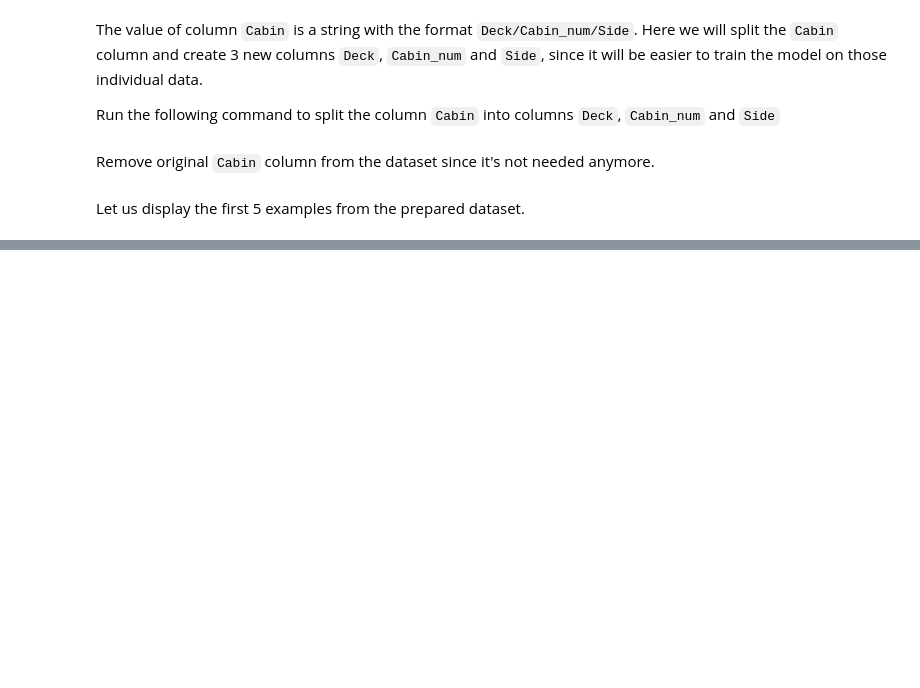
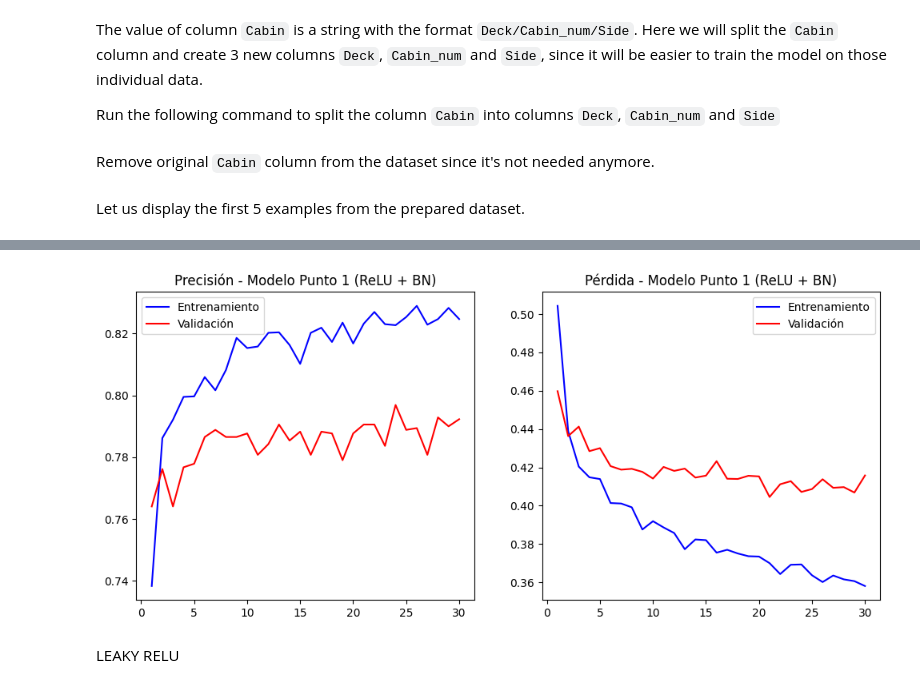
Before and after one commit to EduFergo/ml-test, a Jupyter notebook: spaceship-titanic-with-tfdf.ipynb, the cells around one changed output, grey strips where cells are left out. Drawn from its saved outputs; the diff is of its cells as text; code cells hidden in the pictures; blank space fills up the shorter version.

Commit message:
dummy test

```diff
--- a/spaceship-titanic-with-tfdf.ipynb
+++ b/spaceship-titanic-with-tfdf.ipynb
@@ -192,0 +228,2 @@ print("{} examples in training, {} examples in testing.".format(
+# %%
+train_ds_pd, valid_ds_pd, test_ds_pd = split_dataset_70_20_10(df)
@@ -192,0 +247,8 @@ print("{} examples in training, {} examples in testing.".format(
+# %%
+scaler = StandardScaler()
+# Solo 'fiteamos' con los datos de entrenamiento para evitar 'data leakage'
+X_train = scaler.fit_transform(X_train)
+
+# Usamos esa misma escala para validación y test
+X_valid = scaler.transform(X_valid)
+X_test = scaler.transform(X_test)
@@ -192,0 +283,9 @@ print("{} examples in training, {} examples in testing.".format(
+# %%
+# Entrenamos con un batch_size de 32 (MiniBatch)
+history_p1 = model_p1.fit(
+    X_train, y_train,
+    epochs=30,             # Probamos con 100 iteraciones
+    batch_size=32,          # Punto 6: MiniBatch
+    validation_data=(X_valid, y_valid), # Usamos el 10% de validación
+    verbose=1
+)
@@ -192,0 +310,32 @@ print("{} examples in training, {} examples in testing.".format(
+# %%
+def plot_history(history, title):
+    acc = history.history['accuracy']
+    val_acc = history.history['val_accuracy']
+    loss = history.history['loss']
+    val_loss = history.history['val_loss']
+    epochs = range(1, len(acc) + 1)
+
+    plt.figure(figsize=(12, 5))
+
+    # Gráfica de Precisión (Accuracy)
+    plt.subplot(1, 2, 1)
+    plt.plot(epochs, acc, 'b', label='Entrenamiento')
+    plt.plot(epochs, val_acc, 'r', label='Validación')
+    plt.title(f'Precisión - {title}')
+    plt.legend()
+
+    # Gráfica de Pérdida (Loss)
+    plt.subplot(1, 2, 2)
+    plt.plot(epochs, loss, 'b', label='Entrenamiento')
+    plt.plot(epochs, val_loss, 'r', label='Validación')
+    plt.title(f'Pérdida - {title}')
+    plt.legend()
+
+    plt.show()
+
+# Llamada a la función
+plot_history(history_p1, "Modelo Punto 1 (ReLU + BN)")
+# %% [output]
+[figure, added]
+# %% [markdown]
+LEAKY RELU
```
Also changed, not shown: parts of 43 cells of this notebook.
